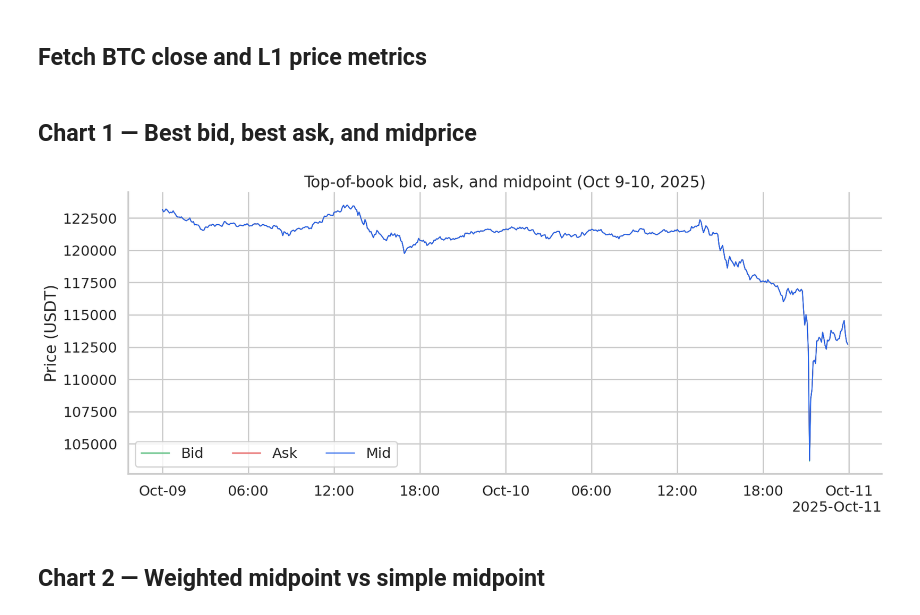
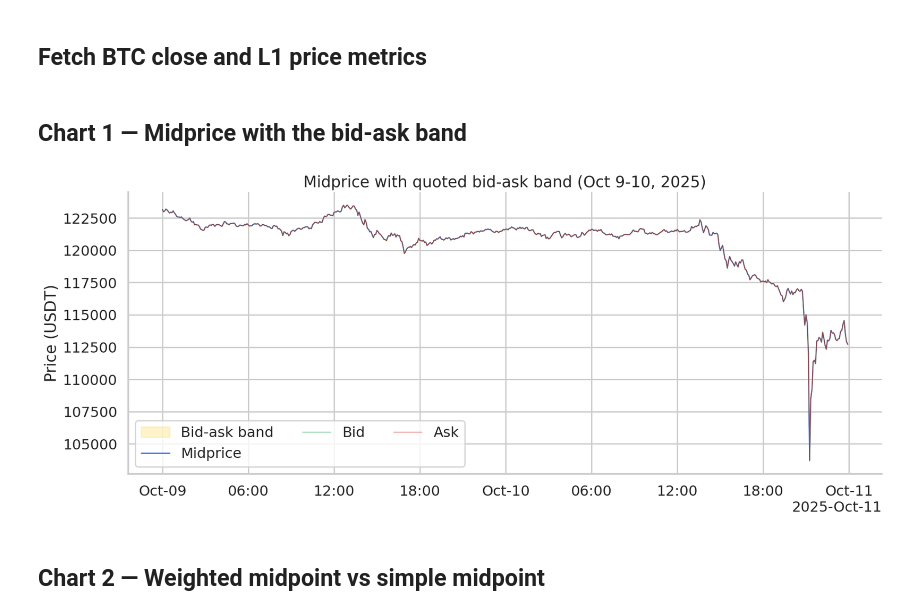
Before and after one commit to aperiodic-io/notebooks, a Jupyter notebook: notebooks/intro-l1-price.ipynb, the cells around one changed output. Cells and saved outputs as stored; diff of their text form; code cells hidden in the pictures.

Commit message:
Update L1 chart and remove intro HTML exports

```diff
--- a/notebooks/intro-l1-price.ipynb
+++ b/notebooks/intro-l1-price.ipynb
@@ -133,19 +133,27 @@ summary
 
 l1_zoom = l1.loc[(l1["time"] >= CHART_ZOOM_START) & (l1["time"] < CHART_ZOOM_END)].copy()
 # %% [markdown]
-## Chart 1 — Best bid, best ask, and midprice
+## Chart 1 — Midprice with the bid-ask band
 # %%
 fig, ax = plt.subplots(figsize=(14, 6))
-ax.plot(l1_zoom["time"], l1_zoom["bid_price"], color="#16a34a", linewidth=1, label="Bid")
-ax.plot(l1_zoom["time"], l1_zoom["ask_price"], color="#dc2626", linewidth=1, label="Ask")
-ax.plot(l1_zoom["time"], l1_zoom["midprice"], color="#2563eb", linewidth=1.2, label="Mid")
-ax.set_title("Top-of-book bid, ask, and midpoint (Oct 9-10, 2025)")
+ax.fill_between(
+    l1_zoom["time"],
+    l1_zoom["bid_price"],
+    l1_zoom["ask_price"],
+    color="#fde68a",
+    alpha=0.45,
+    label="Bid-ask band",
+)
+ax.plot(l1_zoom["time"], l1_zoom["midprice"], color="#2563eb", linewidth=1.3, label="Midprice")
+ax.plot(l1_zoom["time"], l1_zoom["bid_price"], color="#16a34a", linewidth=0.8, alpha=0.7, label="Bid")
+ax.plot(l1_zoom["time"], l1_zoom["ask_price"], color="#dc2626", linewidth=0.8, alpha=0.7, label="Ask")
+ax.set_title("Midprice with quoted bid-ask band (Oct 9-10, 2025)")
 ax.set_ylabel("Price (USDT)")
 ax.legend(frameon=True, ncol=3)
 format_time_axis(ax)
 plt.tight_layout()
 # %% [output]
-[figure, old version]
+[figure, new version]
 # %% [markdown]
 ## Chart 2 — Weighted midpoint vs simple midpoint
 # %%
```
Also changed, not shown: 5 other files.
